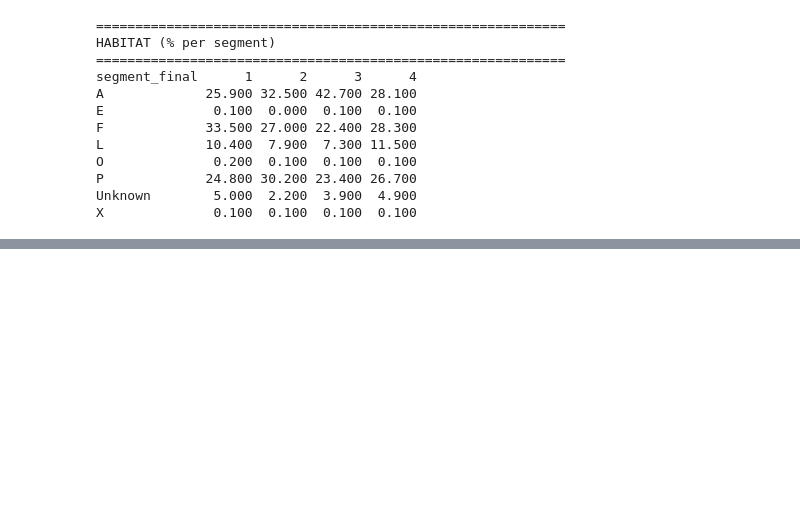
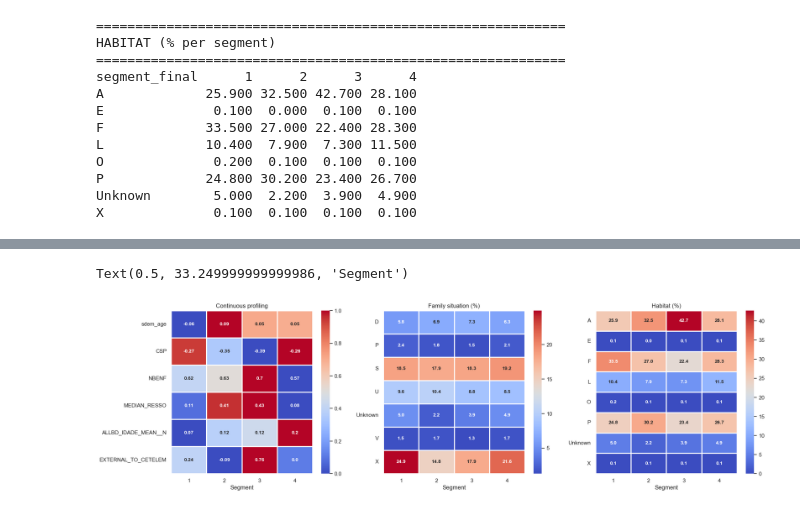
Before and after one commit to RuiSousaFerreiraIMS/Business_Case_BNP, a Jupyter notebook: notebooks/4d)Clusters.ipynb, the cells around one changed output, grey strips where cells are left out. Cells and saved outputs as stored; diff of their text form; code cells hidden in the pictures; blank space fills up the shorter version.

```diff
--- a/notebooks/4d)Clusters.ipynb
+++ b/notebooks/4d)Clusters.ipynb
@@ -476,0 +420,42 @@ EXTERNAL_TO_CETELEM  0.243 -0.092  0.757  0.001
+# %%
+# ── Plot 2 — Continuous profiling + Family situation + Habitat ────────────────
+fig, axes = plt.subplots(1, 3, figsize=(22, 6))
+
+# Continuous profiling
+available = [c for c in continuous_profiling if c in valid.columns]
+profiling_means = valid.groupby(seg_col)[available].mean().round(3)
+profiling_normalized = profiling_means.copy()
+for col in profiling_means.columns:
+    row = profiling_means[col]
+    row_min, row_max = row.min(), row.max()
+    if row_max - row_min > 0:
+        profiling_normalized[col] = (row - row_min) / (row_max - row_min)
+    else:
+        profiling_normalized[col] = 0.5
+
+sns.heatmap(profiling_normalized.T, annot=profiling_means.T.round(2),
+            fmt='', cmap='coolwarm', vmin=0, vmax=1,
+            ax=axes[0], linewidths=0.8, linecolor='white',
+            annot_kws={'size': 10, 'weight': 'bold'})
+axes[0].set_title('Continuous profiling')
+axes[0].set_yticklabels(axes[0].get_yticklabels(), rotation=0)
+axes[0].set_xlabel('Segment')
+
+# Family situation
+sns.heatmap(sitfam_profile.T, annot=True, fmt='.1f', cmap='coolwarm',
+            ax=axes[1], linewidths=0.8, linecolor='white',
+            annot_kws={'size': 10, 'weight': 'bold'})
+axes[1].set_title('Family situation (%)')
+axes[1].set_yticklabels(axes[1].get_yticklabels(), rotation=0)
+axes[1].set_xlabel('Segment')
+
+# Habitat
+sns.heatmap(habitat_profile.T, annot=True, fmt='.1f', cmap='coolwarm',
+            ax=axes[2], linewidths=0.8, linecolor='white',
+            annot_kws={'size': 10, 'weight': 'bold'})
+axes[2].set_title('Habitat (%)')
+axes[2].set_yticklabels(axes[2].get_yticklabels(), rotation=0)
+axes[2].set_xlabel('Segment')
+# %% [output]
+Text(0.5, 33.249999999999986, 'Segment')
+[figure, added]
```
Also changed, not shown: parts of 3 cells of this notebook.
